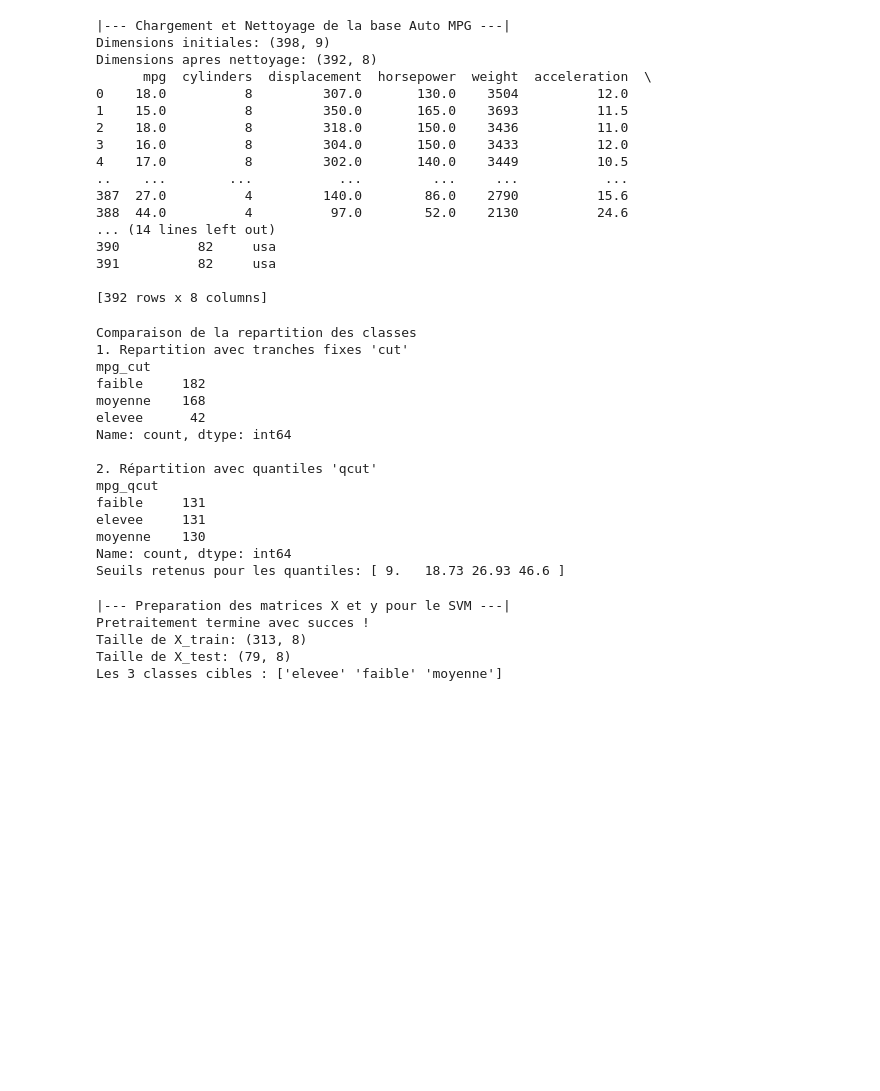
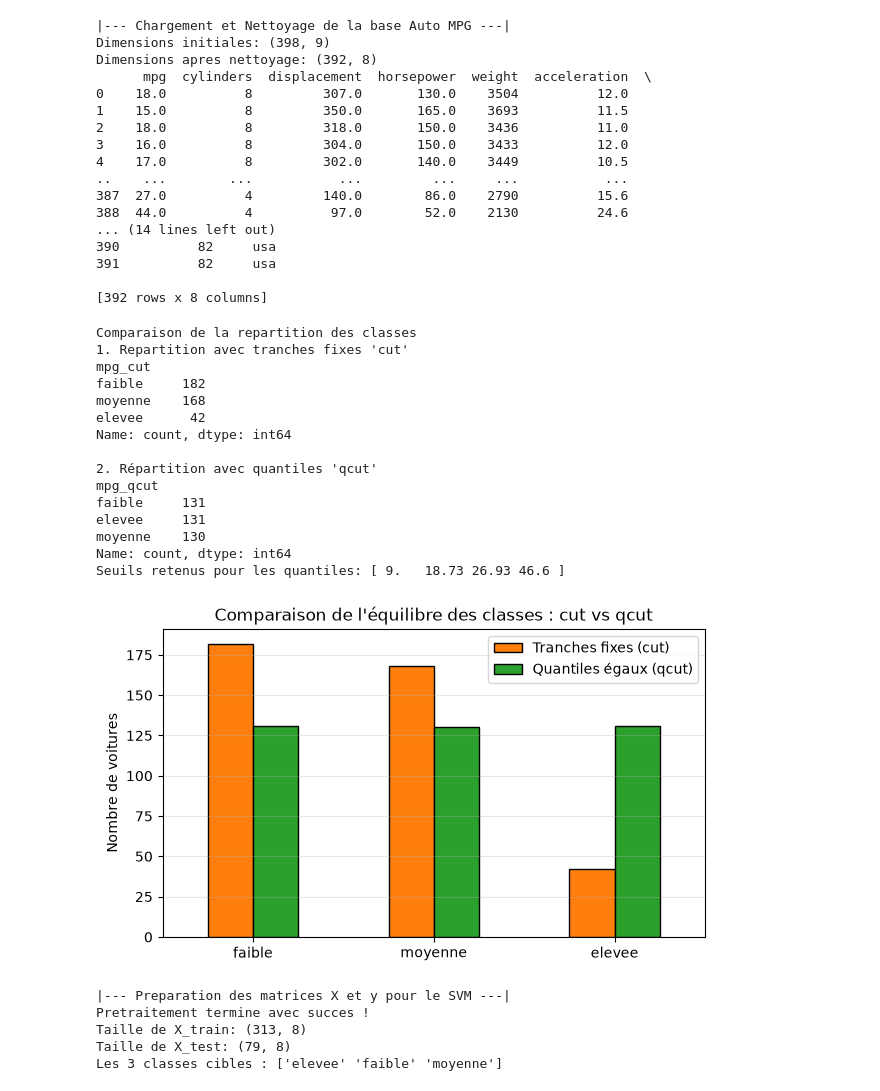
Before and after one commit to ayadiyassib/Devoir_ML_AutoMPGSVM, a Jupyter notebook: Devoir-MPG-SVM/devoir.ipynb, the cells around one changed output. Drawn from its saved outputs; the diff is of its cells as text; code cells hidden in the pictures; blank space fills up the shorter version.

```diff
--- a/Devoir-MPG-SVM/devoir.ipynb
+++ b/Devoir-MPG-SVM/devoir.ipynb
@@ -56,33 +56,46 @@ df_clean['mpg_qcut'], seuils_quantiles = pd.qcut(
     q=3,
     labels=['faible', 'moyenne', 'elevee'],
     retbins=True
 )
 
 print('Comparaison de la repartition des classes')
 
 print("1. Repartition avec tranches fixes 'cut' ")
 print(df_clean['mpg_cut'].value_counts())
 
 print("\n2. Répartition avec quantiles 'qcut' ")
 print(df_clean['mpg_qcut'].value_counts())
 
 print(f"Seuils retenus pour les quantiles: {np.round(seuils_quantiles, 2)}\n")
+
+# Petit tracé visuel cut vs qcut
+repartition = pd.DataFrame({
+    'Tranches fixes (cut)': df_clean['mpg_cut'].value_counts()[['faible', 'moyenne', 'elevee']],
+    'Quantiles égaux (qcut)': df_clean['mpg_qcut'].value_counts()[['faible', 'moyenne', 'elevee']]
+})
+repartition.plot(kind='bar', color=['#ff7f0e', '#2ca02c'], edgecolor='black', figsize=(7, 4))
+plt.title("Comparaison de l'équilibre des classes : cut vs qcut")
+plt.ylabel("Nombre de voitures")
+plt.xticks(rotation=0)
+plt.grid(axis='y', alpha=0.3)
+plt.show()
 # %% [output]
 Comparaison de la repartition des classes
 1. Repartition avec tranches fixes 'cut'
 mpg_cut
 faible     182
 moyenne    168
 elevee      42
 Name: count, dtype: int64
 
 2. Répartition avec quantiles 'qcut'
 mpg_qcut
 faible     131
 elevee     131
 moyenne    130
 Name: count, dtype: int64
 Seuils retenus pour les quantiles: [ 9.   18.73 26.93 46.6 ]
+[figure, added]
 # %%
 # ===================================================
 # BLOC 2 : LE PIPELINE DE PRETRAITEMENT JUSTIFIE
```
Also changed, not shown: 1 other file.
